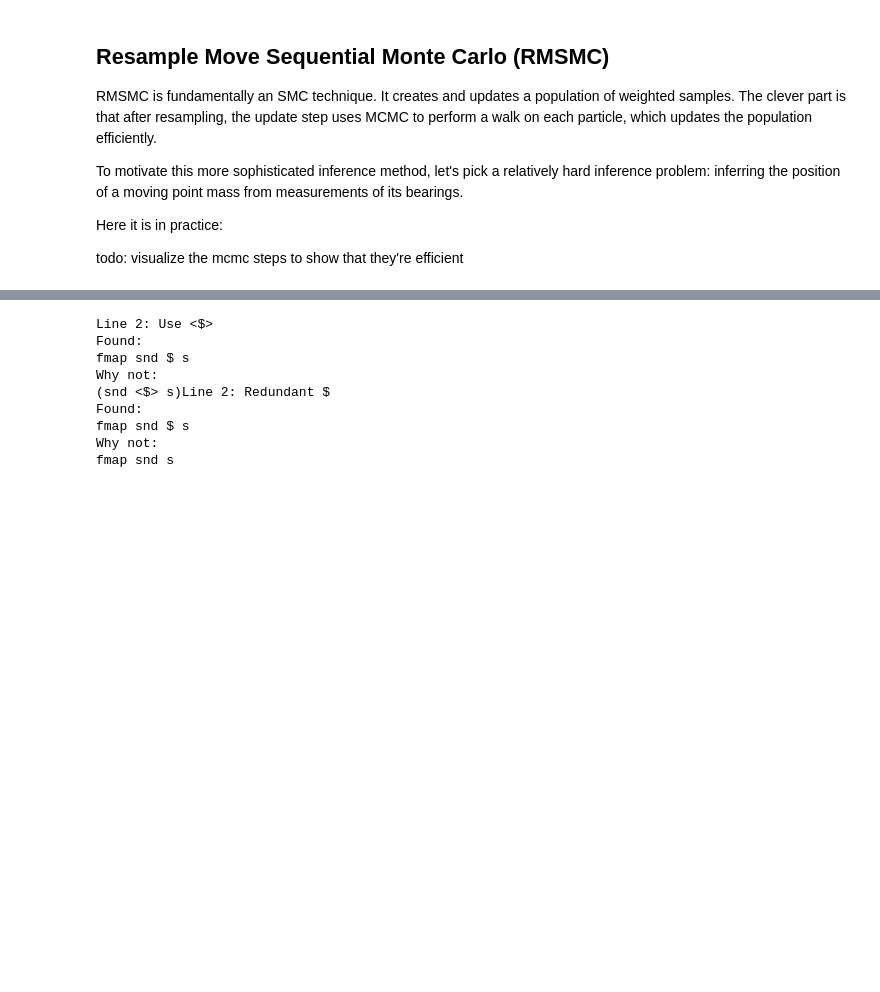
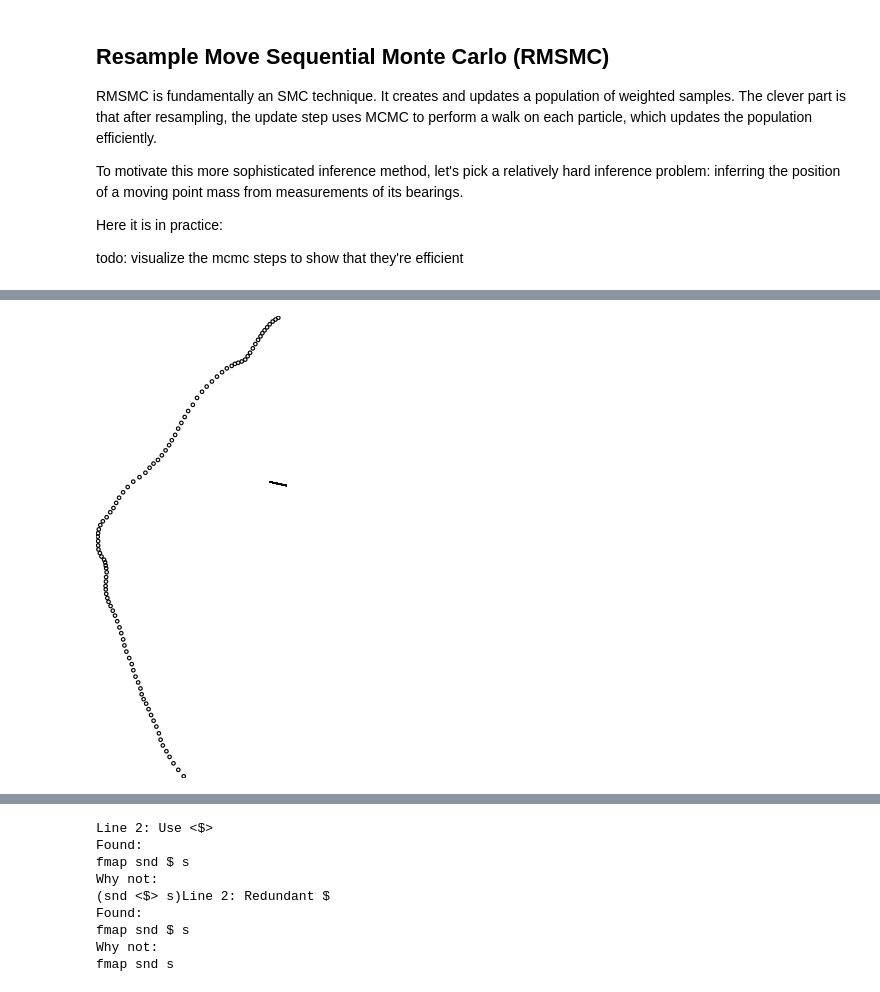
Before and after one commit to tweag/monad-bayes, a Jupyter notebook: notebooks/AdvancedSampling.ipynb, the cells around one changed output, grey strips where cells are left out. Cells and saved outputs as stored; diff of their text form; code cells hidden in the pictures; blank space fills up the shorter version.

```diff
--- a/notebooks/AdvancedSampling.ipynb
+++ b/notebooks/AdvancedSampling.ipynb
@@ -94,0 +96,9 @@ plotVega ( zip positions $ Prelude.repeat $ T.pack "1.0")
+# %%
+d positions = mconcat [
+    circle 0.01 # translate (V2 x y) <> hrule 0.1 # rotateBy ( bearing (1, 1)  )
+    -- <> (circle 0.1 # translate 5 # named ("foo" <> (show (x,y)))))
+    -- # connect (show (x,y)) ("foo" <> (show (x,y)))
+    | ((x,y),i) <- zip positions [1..]]
+diagram $ d positions
+# %% [output]
+[figure, added]
```
Also changed, not shown: parts of 12 cells of this notebook, 4 other files.
